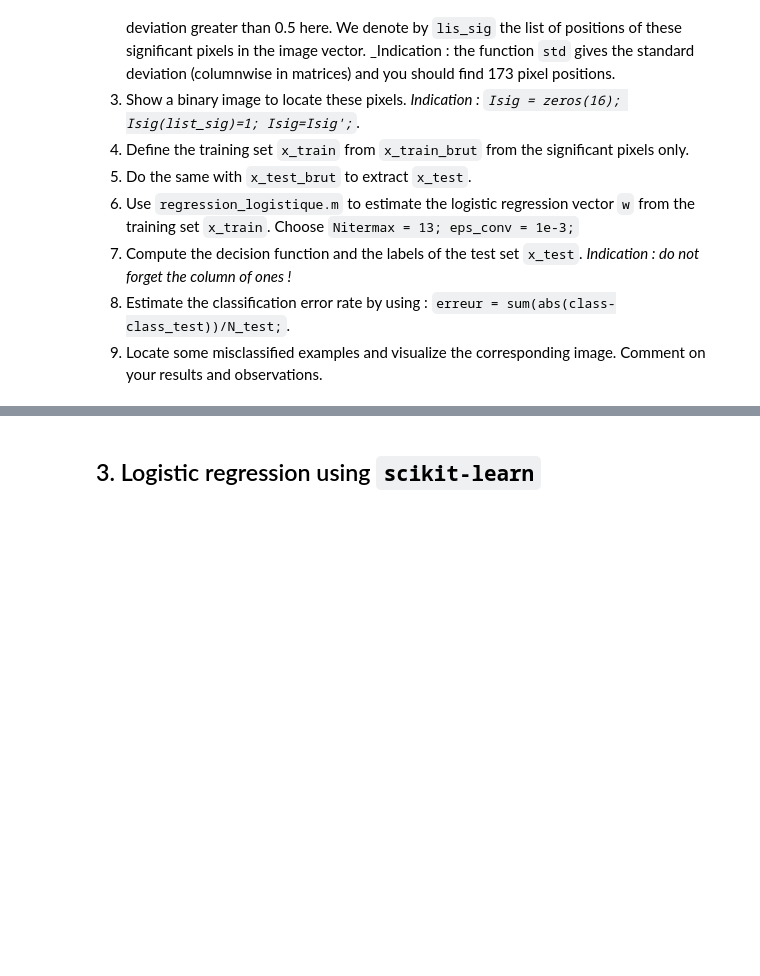
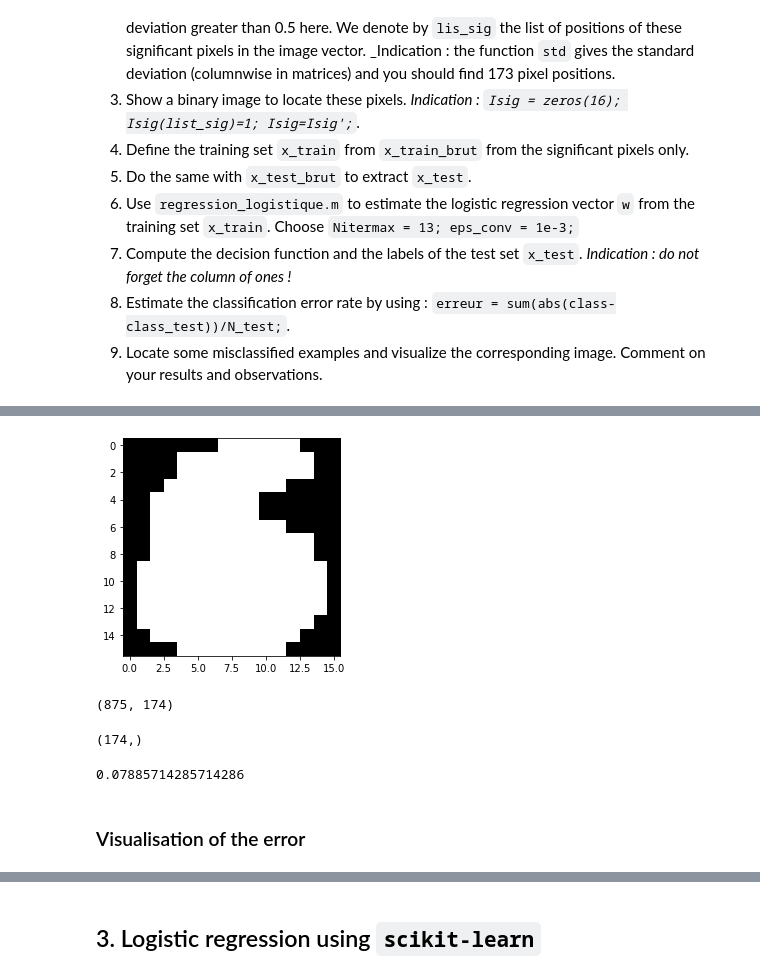
Before and after one commit to jeremdesno/python_sdia, a Jupyter notebook: TP A&D/TP3/TP3_archive/TP3_logistic_regression.ipynb, the cells around one changed output, grey strips where cells are left out. Saved outputs shown, nothing was run; the diff lists cells and outputs as text; code cells hidden in the pictures; blank space fills up the shorter version.

```diff
--- a/TP A&D/TP3/TP3_archive/TP3_logistic_regression.ipynb
+++ b/TP A&D/TP3/TP3_archive/TP3_logistic_regression.ipynb
@@ -212,3 +242,14 @@ class_train[:145] = 0       # label 0 for digit 5
 
 x_test_brut = np.vstack((train_5[145:,:], train_6[200:,:]))
 N_test = np.size(train_5,axis=0)+np.size(train_6,axis=0)-N_train
+# %%
+# Shuffling
+x_train_shuffle = np.vstack((np.hstack((train_5[:145,:],np.zeros((145, 1)))), np.hstack((train_6[:200,:],np.ones((200,1))))))
+np.random.shuffle(x_train_shuffle)
+class_train = x_train_shuffle[:, -1]
+N_train = np.size(x_train_shuffle,axis=0)
+
+x_test_shuffle = np.vstack((np.hstack((train_5[145:,:],np.zeros((N_5-145, 1)))), np.hstack((train_6[200:,:],np.ones((N_6-200,1))))))
+np.random.shuffle(x_test_shuffle)
+class_test = x_test_shuffle[:, -1]
+N_test = np.size(x_test_shuffle,axis=0)
@@ -239,0 +317,5 @@ Comment on your results and observations.
+# %%
+# Exercise 2
+pixel_std = np.std(x_train_shuffle[:, :-1], axis = 0)
+lis_sig = np.where(pixel_std > 0.5)[0]
+print(lis_sig, len(lis_sig))
@@ -239,0 +333,34 @@ Comment on your results and observations.
+# %%
+Isig = np.zeros(len(pixel_std))
+Isig[lis_sig] = 1
+Isig = reshape(Isig,(16,16))
+
+plt.imshow(Isig,cmap='gray')
+plt.show()
+# %% [output]
+[figure, added]
+# %%
+x_train = x_train_shuffle[:, lis_sig]
+x_train = np.hstack((np.ones((N_train, 1)),x_train))
+x_test = x_test_shuffle[:, lis_sig]
+x_test = np.hstack((np.ones((N_test, 1)),x_test))
+
+x_train.shape
+x_test.shape
+# %% [output]
+(875, 174)
+# %%
+w, Niter = regression_logistique(x_train,class_train,Nitermax = 13, eps_conv = 1e-3)
+
+y = 1/(1+np.exp(-x_test.dot(w)))
+y_test_pred = np.where(y > 0.5, 1, 0)
+w.shape
+# %% [output]
+(174,)
+# %%
+erreur = sum(abs(y_test_pred-class_test))/N_test
+print(erreur)
+# %% [output]
+0.07885714285714286
+# %% [markdown]
+### Visualisation of the error
```
Also changed, not shown: parts of 40 cells of this notebook.
